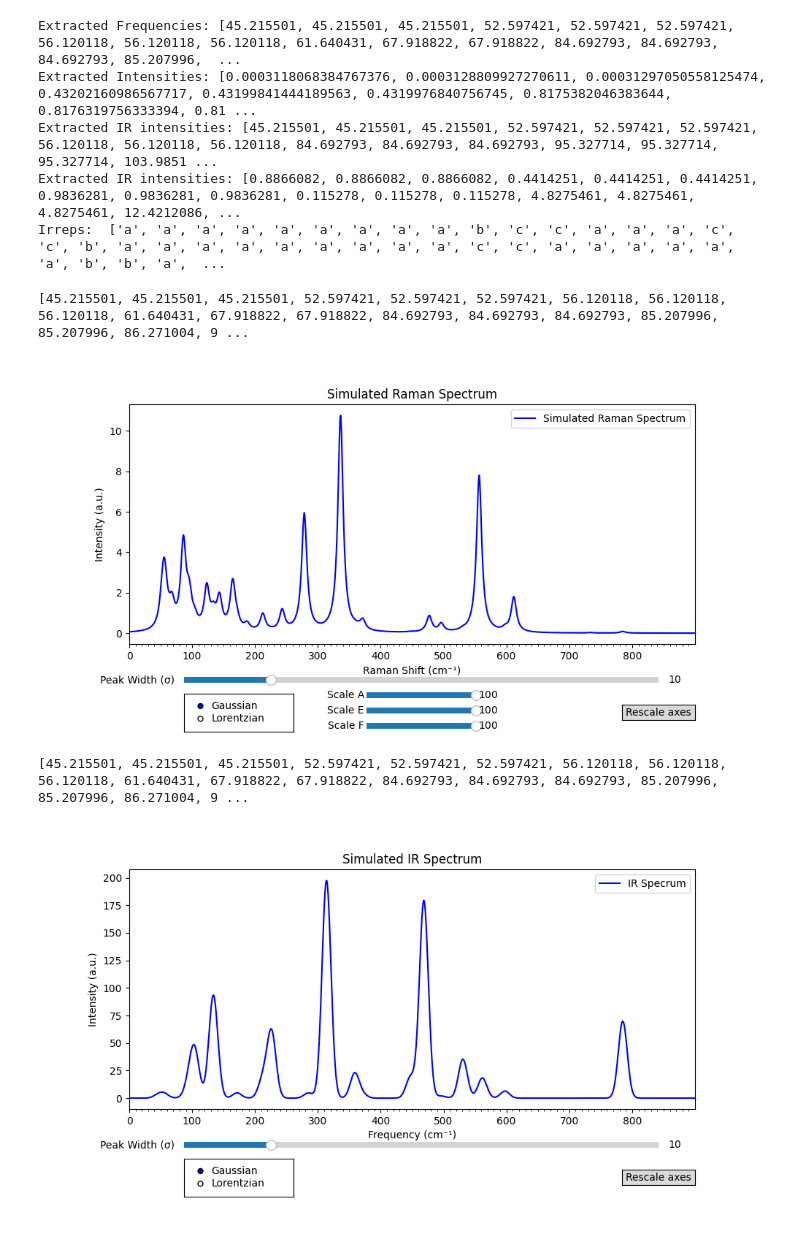
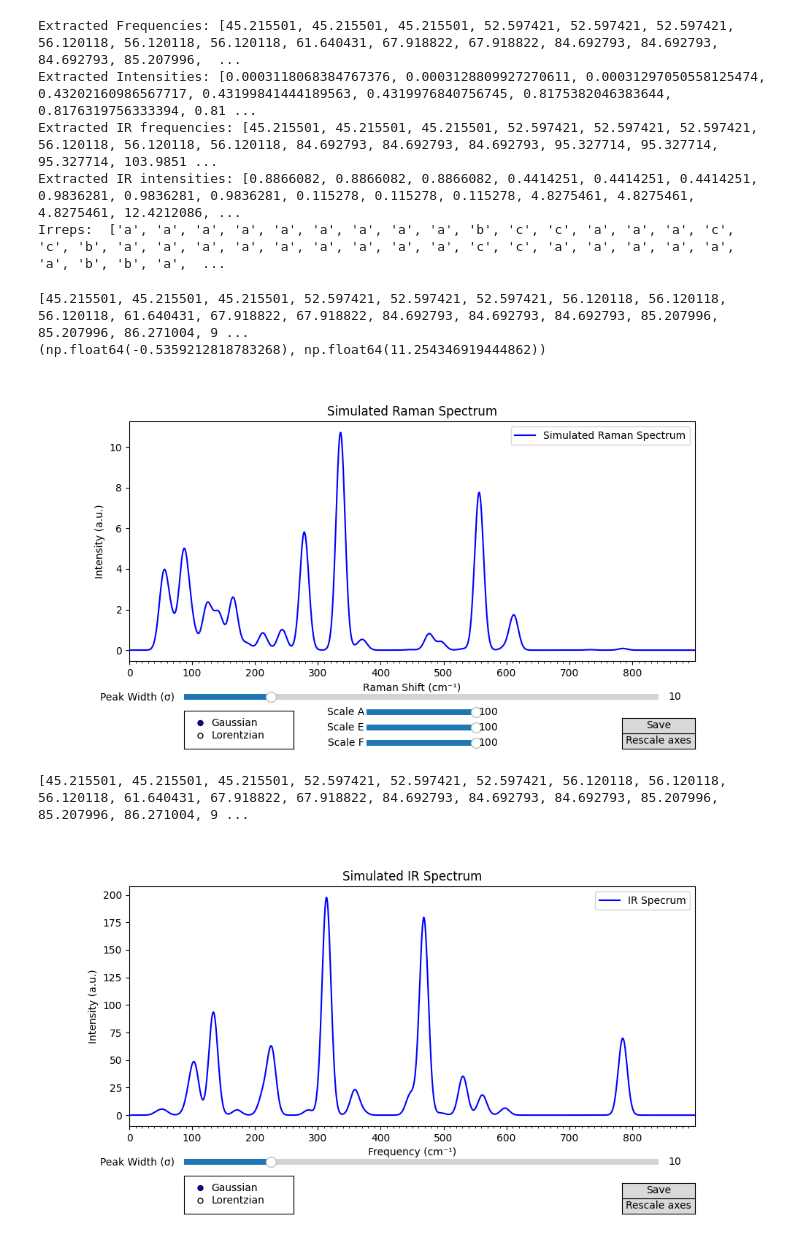
Before and after one commit to oleksandrchuma/plots, a Jupyter notebook: python/castep.ipynb, the cells around one changed output. Saved outputs shown, nothing was run; the diff lists cells and outputs as text; code cells hidden in the pictures.

Commit message:
plots

```diff
--- a/python/castep.ipynb
+++ b/python/castep.ipynb
@@ -54,19 +54,19 @@ def extract_frequencies(file_path):
                         ir_intes.append(float(parts[4]))
     return frequencies, intensities, activities, irreps, ir_freq, ir_intes
 import os
-filename = 'input\dfpt_freq.txt'
+filename = 'input\\dfpt_freq.txt'
 frequencies, intensities, activities, irreps, ir_freq, ir_intens = extract_frequencies(filename)
 
 print("Extracted Frequencies:", frequencies)
 print("Extracted Intensities:", intensities)
 
-print("Extracted IR intensities:", ir_freq)
+print("Extracted IR frequencies:", ir_freq)
 print("Extracted IR intensities:", ir_intens)
 print("Irreps: ", irreps)
 # %% [output]
 Extracted Frequencies: [45.215501, 45.215501, 45.215501, 52.597421, 52.597421, 52.597421, 56.120118, 56.120118, 56.120118, 61.640431, 67.918822, 67.918822, 84.692793, 84.692793, 84.692793, 85.207996,  ...
 Extracted Intensities: [0.0003118068384767376, 0.0003128809927270611, 0.00031297050558125474, 0.43202160986567717, 0.43199841444189563, 0.4319976840756745, 0.8175382046383644, 0.8176319756333394, 0.81 ...
-Extracted IR intensities: [45.215501, 45.215501, 45.215501, 52.597421, 52.597421, 52.597421, 56.120118, 56.120118, 56.120118, 84.692793, 84.692793, 84.692793, 95.327714, 95.327714, 95.327714, 103.9851 ...
+Extracted IR frequencies: [45.215501, 45.215501, 45.215501, 52.597421, 52.597421, 52.597421, 56.120118, 56.120118, 56.120118, 84.692793, 84.692793, 84.692793, 95.327714, 95.327714, 95.327714, 103.9851 ...
 Extracted IR intensities: [0.8866082, 0.8866082, 0.8866082, 0.4414251, 0.4414251, 0.4414251, 0.9836281, 0.9836281, 0.9836281, 0.115278, 0.115278, 0.115278, 4.8275461, 4.8275461, 4.8275461, 12.4212086, ...
 Irreps:  ['a', 'a', 'a', 'a', 'a', 'a', 'a', 'a', 'a', 'b', 'c', 'c', 'a', 'a', 'a', 'c', 'c', 'b', 'a', 'a', 'a', 'a', 'a', 'a', 'a', 'a', 'a', 'c', 'c', 'a', 'a', 'a', 'a', 'a', 'a', 'b', 'b', 'a',  ...
 # %%
@@ -85,7 +85,7 @@ def lorentzian(x, x0, I0, gamma):
     return I0 / (1 + ((x - x0) / (gamma*0.5)) ** 2)
 
 # Generate Raman spectrum
-def generate_raman_spectrum(peaks, intensities, sigma=5, scalea=100, scalee=100, scalef=100, x_range=(0, 900), num_points=900):
+def generate_raman_spectrum(peaks, intensities, sigma=5, scalea=100, scalee=100, scalef=100, x_range=(0, 900), num_points=900, radioVal = 'Gaussian'):
     max_intensity = max(intensities)
     x = np.linspace(x_range[0], x_range[1], num_points)
     y = np.zeros_like(x)
@@ -98,7 +98,7 @@ def generate_raman_spectrum(peaks, intensities, sigma=5, scalea=100, scalee=100,
             scale = scalea
         elif irr == 'c':
             scale = scalee
-        if radio.value_selected == 'Gaussian':
+        if radioVal == 'Gaussian':
             #y += gaussian(x, x0, (I0)*(scale/100.0), sigma/2 + sigma*(I0/(2*max_intensity)))
             y += gaussian(x, x0, (I0)*(scale/100.0), sigma)
         else:
@@ -109,21 +109,28 @@ def generate_raman_spectrum(peaks, intensities, sigma=5, scalea=100, scalee=100,
 def update_plot(val):
     sigma = sigma_slider.val
     x_updated, y_updated = generate_raman_spectrum(frequencies, intensities, sigma=sigma, scalea=ascale_slider.val,
-                                                    scalee= bscale_slider.val, scalef=cscale_slider.val)
+                                                    scalee= bscale_slider.val, scalef=cscale_slider.val, radioVal=radio.value_selected)
 
     line.set_ydata(y_updated)
     fig.canvas.draw_idle()
 
-def rescale():
-    ax.set_ylim(min(line.get_ydata), max(line.get_ydata)+50)
+def rescale(event):
+    ax.set_ylim(min(line.get_ydata()), max(line.get_ydata())*1.1)
     ax.relim()
     ax.autoscale_view()
     #fig.autoscale()
 
+def save(event):
+    #save x,y to csv
+    x, y = generate_raman_spectrum(frequencies, intensities, sigma=sigma_slider.val , scalea=ascale_slider.val,
+                                                    scalee= bscale_slider.val, scalef=cscale_slider.val, radioVal=radio.value_selected)
+    np.savetxt('raman.csv', np.column_stack((x, y)), delimiter=',', fmt='%.4f')
+
+
 sigma_init = 10
 # Generate and plot the spectrum
 print(frequencies)
-x, y = generate_raman_spectrum(frequencies, intensities, sigma_init)
+x, y = generate_raman_spectrum(frequencies, intensities, sigma_init, 100, 100,100)
 fig,ax = plt.subplots(figsize=(1000 / 100, 520 / 100), dpi=100)
 plt.subplots_adjust(bottom=0.25)
 plt.xlim(0, 900)
@@ -135,35 +142,41 @@ plt.ylabel("Intensity (a.u.)")
 plt.title("Simulated Raman Spectrum")
 major_ticks = np.arange(0, 900, step=100)
 minor_ticks = np.arange(0, 900, step=10)
 plt.xticks(major_ticks)
 plt.gca().set_xticks(minor_ticks, minor=True)
 plt.legend()
 
 ax_sigma = plt.axes([0.2, 0.14, 0.65, 0.03])
 ax_scale = plt.axes([0.45, 0.10, 0.15, 0.03])
 bx_scale = plt.axes([0.45, 0.06, 0.15, 0.03])
 cx_scale = plt.axes([0.45, 0.02, 0.15, 0.03])
 
 sigma_slider = Slider(ax_sigma, "Peak Width (σ)", 1, 50, valinit=sigma_init)
 ascale_slider = Slider(ax_scale, "Scale A", 0, 100, valinit=100)
 bscale_slider = Slider(bx_scale, "Scale E", 0, 100, valinit=100)
 cscale_slider = Slider(cx_scale, "Scale F", 0, 100, valinit=100)
 rax = plt.axes([0.2, 0.02, 0.15, 0.1])  # [left, bottom, width, height] in figure coordinates
 radio = RadioButtons(rax, ('Gaussian', 'Lorentzian'), active=0)  # Default: Gaussian
 
 sigma_slider.on_changed(update_plot)
 ascale_slider.on_changed(update_plot)
 bscale_slider.on_changed(update_plot)
 cscale_slider.on_changed(update_plot)
 radio.on_clicked(update_plot)
-ax_button = plt.axes([0.8, 0.05, 0.1, 0.04])
+ax_button = plt.axes([0.8, 0.02, 0.1, 0.04])
 button = Button(ax_button, 'Rescale axes')
 
 button.on_clicked(rescale)
+save_button = plt.axes([0.8, 0.06, 0.1, 0.04])
+saveButton = Button(save_button, 'Save')
+saveButton.on_clicked(save)
+button.on_clicked(rescale)
+print(ax.get_ylim())
 plt.show()
 # %% [output]
 [45.215501, 45.215501, 45.215501, 52.597421, 52.597421, 52.597421, 56.120118, 56.120118, 56.120118, 61.640431, 67.918822, 67.918822, 84.692793, 84.692793, 84.692793, 85.207996, 85.207996, 86.271004, 9 ...
+(np.float64(-0.5359212818783268), np.float64(11.254346919444862))
-[figure, old version]
+[figure, new version]
 # %%
 %matplotlib widget
 import numpy as np
@@ -180,13 +193,13 @@ def lorentzian(x, x0, I0, gamma):
     return I0 / (1 + ((x - x0) / (gamma*0.5)) ** 2)
 
 # Generate Raman spectrum
-def generate_ir_spectrum(peaks, intensities, sigma=5, x_range=(0, 900), num_points=900):
+def generate_ir_spectrum(peaks, intensities, sigma=5, x_range=(0, 900), num_points=900, radioVal = 'Gaussian'):
     x = np.linspace(x_range[0], x_range[1], num_points)
     y = np.zeros_like(x)
 
     for x0, I0, irr in zip(peaks, intensities, irreps):
 
-        if radio.value_selected == 'Gaussian':
+        if radioVal == 'Gaussian':
             #y += gaussian(x, x0, (I0)*(scale/100.0), sigma/2 + sigma*(I0/(2*max_intensity)))
             y += gaussian(x, x0, (I0), sigma)
         else:
@@ -196,10 +209,15 @@ def generate_ir_spectrum(peaks, intensities, sigma=5, x_range=(0, 900), num_poin
 
 def update_plot(val):
     sigma = sigma_slider.val
-    x_updated, y_updated = generate_ir_spectrum(ir_freq, ir_intens, sigma=sigma)
+    x_updated, y_updated = generate_ir_spectrum(ir_freq, ir_intens, sigma=sigma, radioVal=radio.value_selected)
 
     line.set_ydata(y_updated)
     fig.canvas.draw_idle()
+
+def save(event):
+    sigma = sigma_slider.val
+    x_updated, y_updated = generate_ir_spectrum(ir_freq, ir_intens, sigma=sigma, radioVal=radio.value_selected)
+    np.savetxt('ir.csv', np.column_stack((x_updated, y_updated)), delimiter=',', fmt='%.4f')
 
 def rescale():
     ax.set_ylim(min(line.get_ydata), max(line.get_ydata)+50)
@@ -234,11 +252,16 @@ radio = RadioButtons(rax, ('Gaussian', 'Lorentzian'), active=0)  # Default: Gaus
 
 sigma_slider.on_changed(update_plot)
 radio.on_clicked(update_plot)
-ax_button = plt.axes([0.8, 0.05, 0.1, 0.04])
+ax_button = plt.axes([0.8, 0.02, 0.1, 0.04])
 button = Button(ax_button, 'Rescale axes')
 
 button.on_clicked(rescale)
+
+save_button = plt.axes([0.8, 0.06, 0.1, 0.04])
+saveButton = Button(save_button, 'Save')
+saveButton.on_clicked(save)
+button.on_clicked(rescale)
 plt.show()
 # %% [output]
 [45.215501, 45.215501, 45.215501, 52.597421, 52.597421, 52.597421, 56.120118, 56.120118, 56.120118, 61.640431, 67.918822, 67.918822, 84.692793, 84.692793, 84.692793, 85.207996, 85.207996, 86.271004, 9 ...
-[figure, old version]
+[figure, new version]
```
Also changed, not shown: 8 other files.
